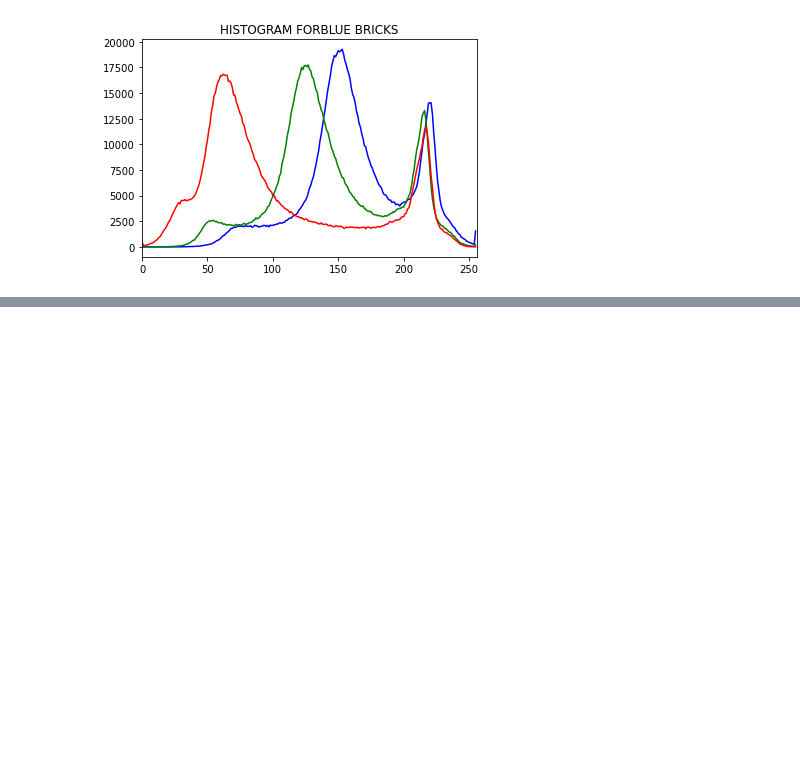
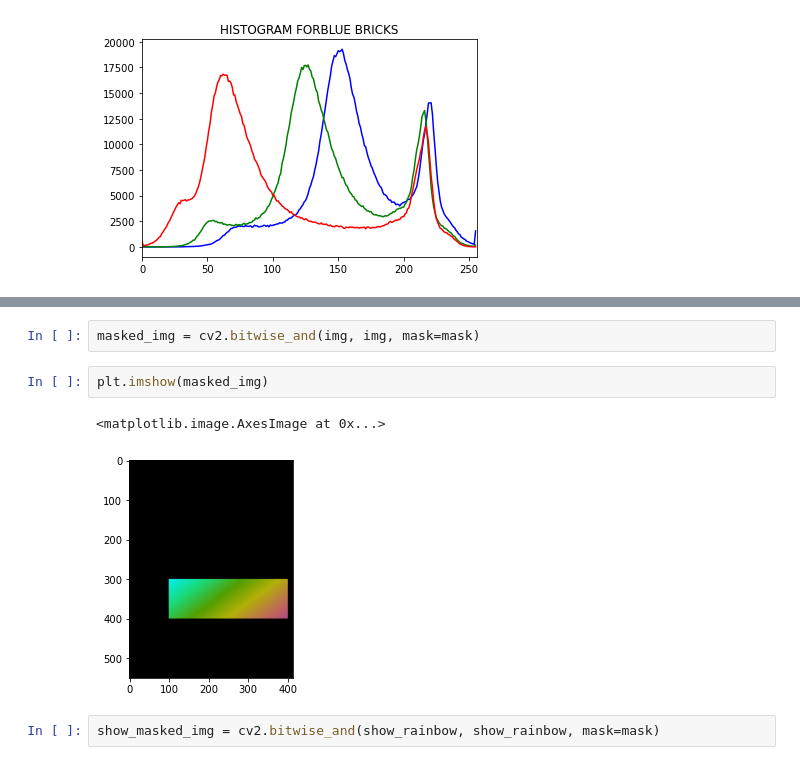
Before and after one commit to ASMohamedFaheemAnver/AIStudy, a Jupyter notebook: imge-processing/histograms.ipynb, the cells around one changed output, grey strips where cells are left out. Cells and saved outputs as stored; diff of their text form; blank space fills up the shorter version.

```diff
--- a/imge-processing/histograms.ipynb
+++ b/imge-processing/histograms.ipynb
@@ -55,0 +76,9 @@ Text(0.5, 1.0, 'HISTOGRAM FORBLUE BRICKS')
+# %%
+masked_img = cv2.bitwise_and(img, img, mask=mask)
+# %%
+plt.imshow(masked_img)
+# %% [output]
+<matplotlib.image.AxesImage at 0x...>
+[figure, added]
+# %%
+show_masked_img = cv2.bitwise_and(show_rainbow, show_rainbow, mask=mask)
```
Also changed, not shown: parts of 10 cells of this notebook.
